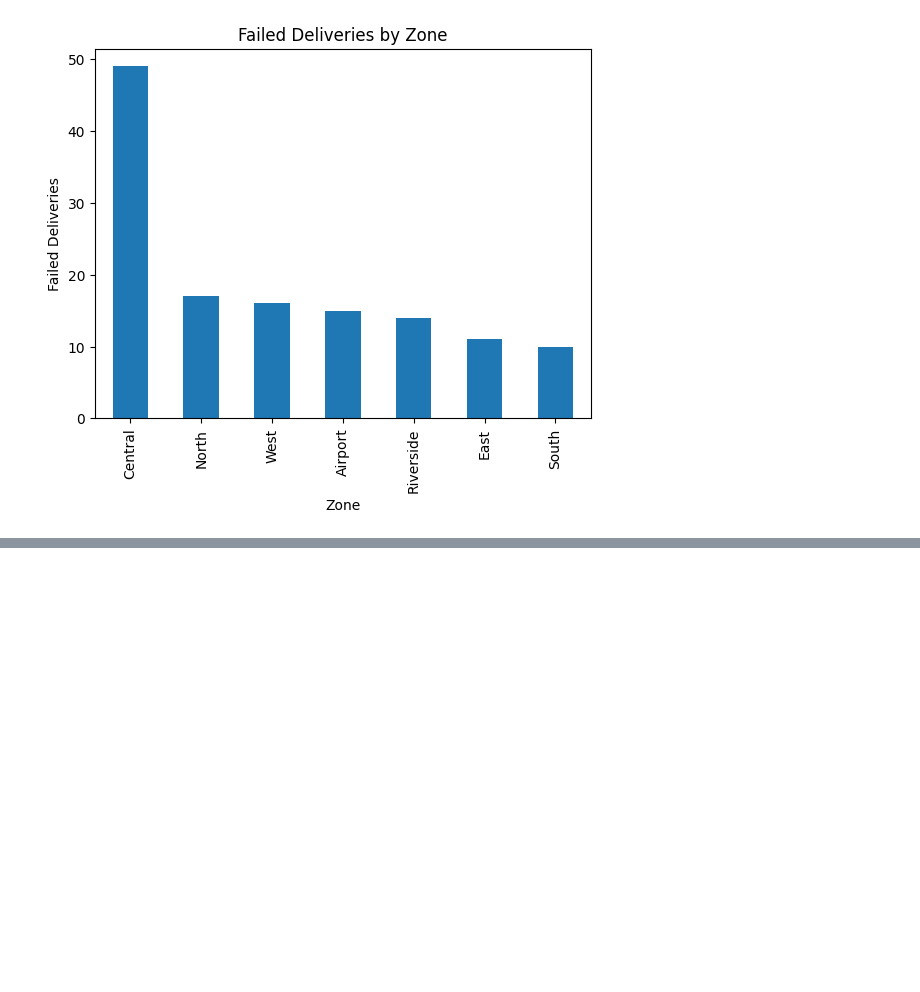
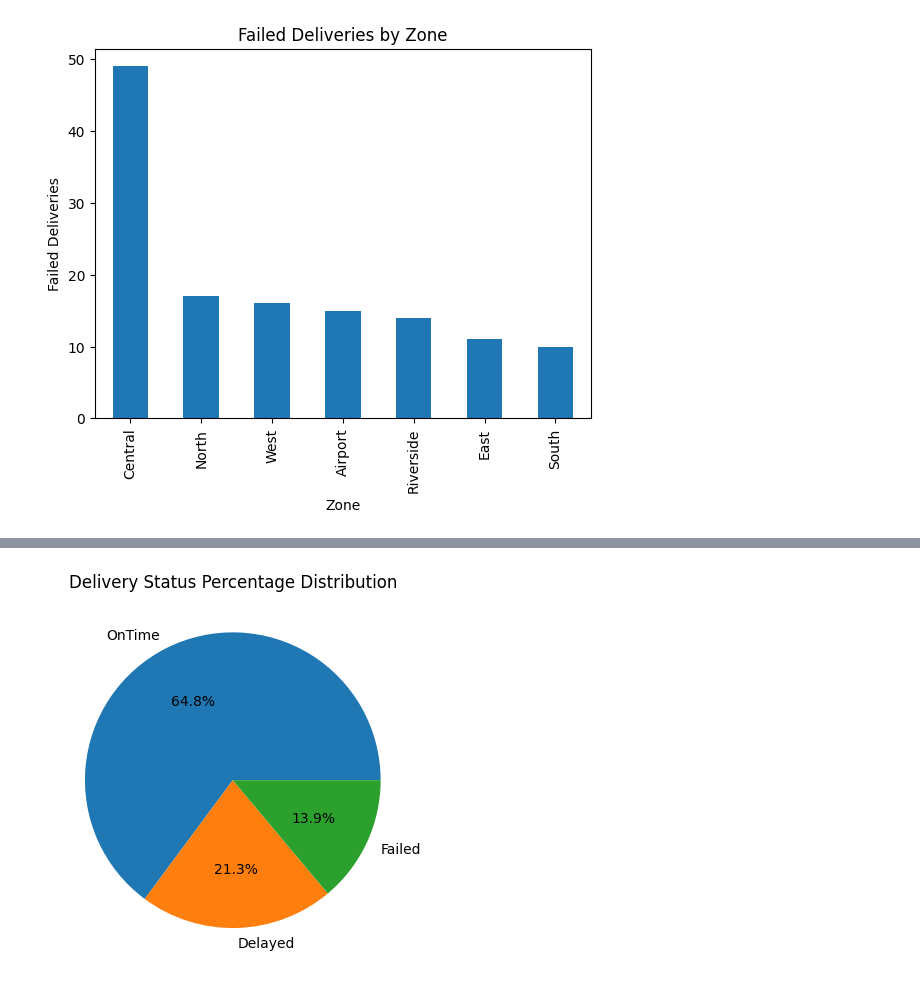
Before and after one commit to logiha/northstar-database-analytics, a Jupyter notebook: NorthStar_Analytics.ipynb, the cells around one changed output, grey strips where cells are left out. Saved outputs shown, nothing was run; the diff lists cells and outputs as text; code cells hidden in the pictures; blank space fills up the shorter version.

```diff
--- a/NorthStar_Analytics.ipynb
+++ b/NorthStar_Analytics.ipynb
@@ -229,0 +226,8 @@ plt.show()
+# %%
+import pandas as pd
+
+deliveries = pd.read_csv('/content/deliveries.csv')
+hubs = pd.read_csv('/content/hubs.csv')
+complaints = pd.read_csv('/content/complaints.csv')
+
+deliveries.head()
@@ -229,0 +258,13 @@ plt.show()
+# %%
+deliveries['delivery_status'].value_counts().plot(
+kind='pie',
+autopct='%1.1f%%'
+)
+
+plt.title('Delivery Status Percentage Distribution')
+
+plt.ylabel('')
+
+plt.show()
+# %% [output]
+[figure, added]
```
Also changed, not shown: parts of 5 cells of this notebook.
